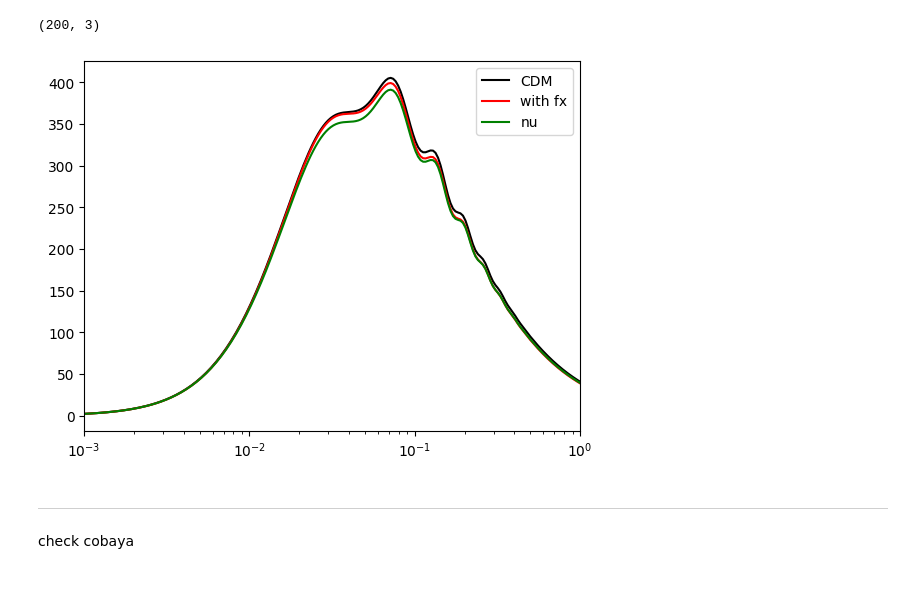
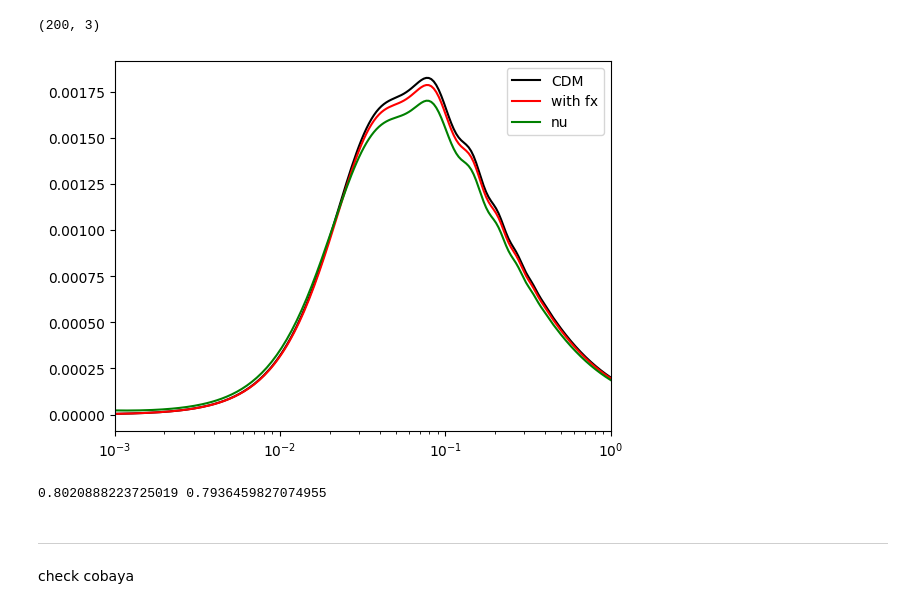
Before and after one commit to fverd/cobaya, a Jupyter notebook: FRA/test-class-Pk.ipynb, the cells around one changed output. Saved outputs shown, nothing was run; the diff lists cells and outputs as text; code cells hidden in the pictures.

```diff
--- a/FRA/test-class-Pk.ipynb
+++ b/FRA/test-class-Pk.ipynb
@@ -20,7 +20,7 @@ common = {
     'non_linear': 'none',
     'background_verbose': 0,
     'output': 'lCl tCl mPk pCl',
-    'z_pk': '0.61 0.38 0',
+    'z_pk': '1000 0.38 0',
     'P_k_max_1/Mpc': 5,
     'gauge': 'newtonian'
 }
@@ -29,7 +29,7 @@ CDMcosmo.compute()
 
 fxcosmo = Class()
 fxcosmo.set(common)
-kJ0p5 = 2.
+kJ0p5 = 0.05
 fxcosmo.set({
     'omega_chi' : 0.00107363,
     'omega_cdm': 0.12,
@@ -52,33 +52,38 @@ nucosmo.compute()
 Pkatk_cdm, kk_cdm , zz = CDMcosmo.get_pk_and_k_and_z(nonlinear=False, h_units=True, only_clustering_species=False)
 Pkatk_fx, kk_fx , zz = fxcosmo.get_pk_and_k_and_z(nonlinear=False, h_units=True, only_clustering_species=True)
 Pkatk_nu, kk_nu , zz = nucosmo.get_pk_and_k_and_z(nonlinear=False, h_units=True,only_clustering_species=False)
-
-kk = np.logspace(-3.,0.,200); h = CDMcosmo.h(); Pk_list=[]
-for k in kk:
-    Pk_list.append([CDMcosmo.pk_lin(k*h,0.5)*h**3,fxcosmo.pk_cb_lin(k*h,0.5)*h**3,nucosmo.pk_cb_lin(k*h,0.5)*h**3]) # function .pk(k,z)
-Pk_list=np.array(Pk_list)
-
-print(Pk_list.shape)
 # %% [output]
 (200, 3)
 # %%
 %matplotlib inline
+
+zeval = 900
+kk = np.logspace(-3.,0.,200); h = CDMcosmo.h(); Pk_list=[]
+for k in kk:
+    Pk_list.append([CDMcosmo.pk_lin(k*h,zeval)*h**3,fxcosmo.pk_lin(k*h,zeval)*h**3,nucosmo.pk_lin(k*h,zeval)*h**3]) # function .pk(k,z)
+Pk_list=np.array(Pk_list)
+
+
 plt.plot(kk,kk*Pk_list[:,0], 'k', label='CDM')
 plt.plot(kk,kk*Pk_list[:,1],'r', label='with fx')
 plt.plot(kk,kk*Pk_list[:,2],'g', label='nu')
 
 # plt.loglog(kk_cdm,Pkatk_cdm[:,-1]*h**3, 'k', label='CDM')
 # plt.loglog(kk_fx,Pkatk_fx[:,-1]*h**3,'r', label='with fx')
 # plt.loglog(kk_nu,Pkatk_nu[:,-1]*h**3,'g', label='nu')
 
 
 plt.xscale('log')
 plt.xlim([1.e-3,1])
 # plt.ylim([1.e2,None])
 plt.legend()
 plt.show()
 # %% [output]
-[figure, old version]
+[figure, new version]
+# %%
+print(nucosmo.sigma8(),fxcosmo.sigma8())
+# %% [output]
+0.8020888223725019 0.7936459827074955
 # %% [markdown]
 ----
 check cobaya
```
Also changed, not shown: 7 other files.
